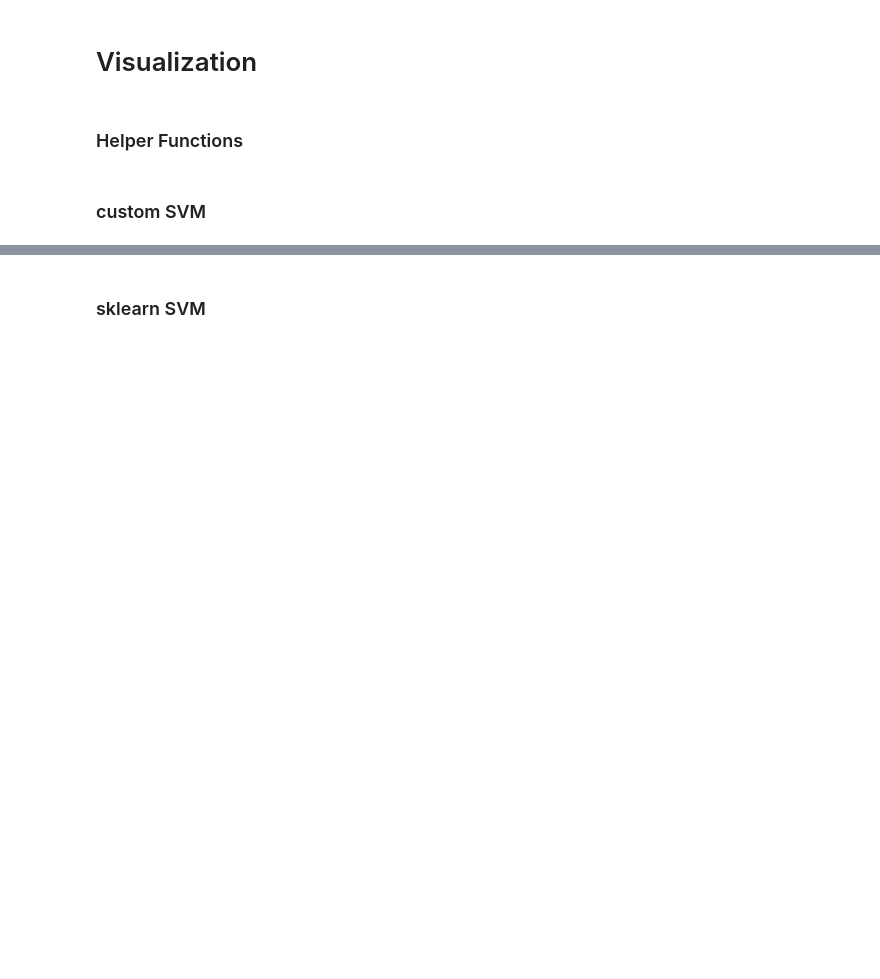
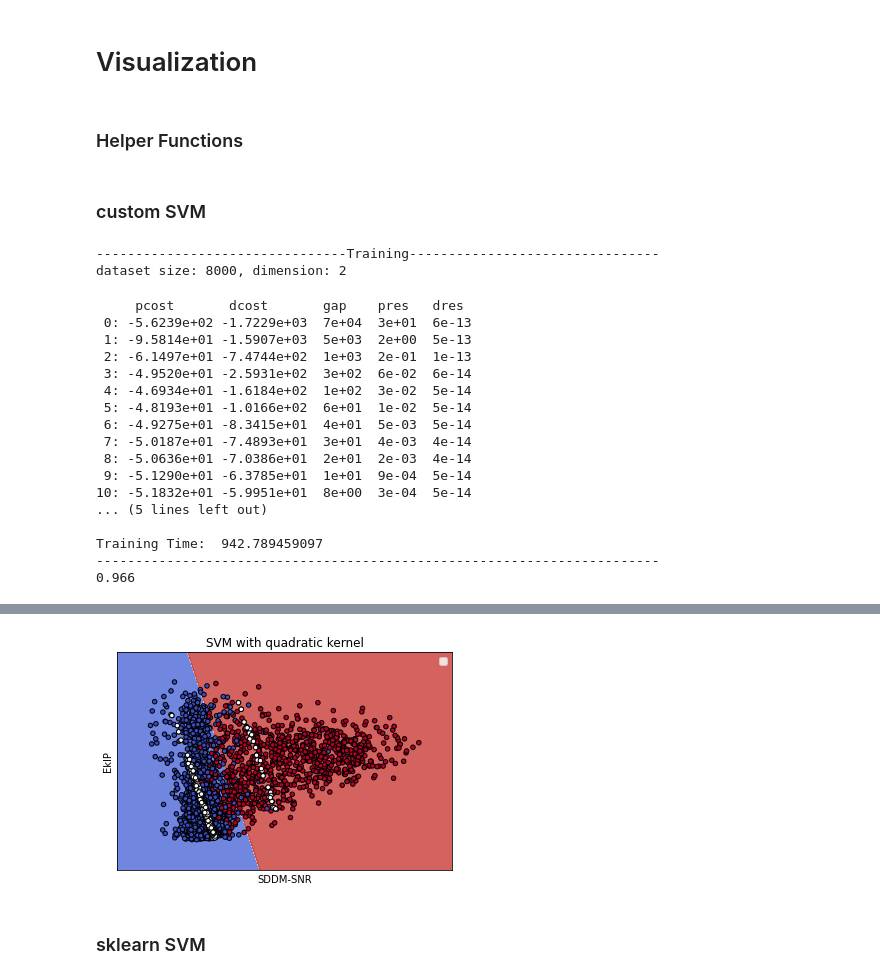
Before and after one commit to jaisai6/ML_PSSVM, a Jupyter notebook: model/SVM.ipynb, the cells around one changed output, grey strips where cells are left out. Saved outputs shown, nothing was run; the diff lists cells and outputs as text; code cells hidden in the pictures; blank space fills up the shorter version.

Commit message:
Added support vectors in the visualization

```diff
--- a/model/SVM.ipynb
+++ b/model/SVM.ipynb
@@ -155,6 +155,7 @@ class SVM:
     self.alphas = None
     self.weights = None
     self.bias = None
+    self.support_vectors = []
 
   def kernel_function(self, x1, x2):
     if self.kernel == 'linear':
@@ -213,6 +214,12 @@ class SVM:
     b = self.calculate_bias(weights[0], x_sv, y_sv) # Using only the support vectors to calculate b vector
     bias = np.sum(b)/b.size  # Take average over all the support vectors to get the bias
 
+    for p in x:
+      value = np.abs(np.dot(weights, p) + bias)
+      if value >= 0.9 and value <= 1 + 1e-15:
+        self.support_vectors.append(p)
+    self.support_vectors = np.array(self.support_vectors)
+
     t2 = process_time()
 
     print('\nResults ')
@@ -323,14 +413,18 @@ def plot_contours(ax, clf, xx, yy, is_sklearn=False, **params):
 # %%
 def visualize_boundary(kernel='linear', C=1, gamma=0.125, is_sklearn=True):
     X_train, y_train, X_test, y_test = Preprocessor().process("pulsar_star_dataset.csv", "Class")
-    kernel = 'poly' if (is_sklearn == True and kernel == 'quadratic') else kernel
-    model = svm.SVC(kernel=kernel, C=C, gamma=gamma) if (is_sklearn == True) else SVM(kernel=kernel, C=C, gamma=gamma)
-    model.fit(X_train.iloc[:, 0:2], y_train)
-    y_pred = model.predict(X_test.iloc[:, 0:2])
+    columns = [2, 5]
+    X_train = X_train.iloc[:, columns]
+    X_test = X_test.iloc[:, columns]
+
+    model = svm.SVC(kernel='poly' if kernel=='quadratic' else kernel, C=C, gamma=gamma, degree=2) if (is_sklearn == True) \
+           else SVM(kernel=kernel, C=C, gamma=gamma)
+    model.fit(X_train, y_train)
+    y_pred = model.predict(X_test)
     accuracy = accuracy_score(y_test, y_pred)
-    print(f'Accuracy of {kernel} kernel: {accuracy}')
+    print(accuracy)
 
-    title = f"SVC with {kernel} kernel"
+    title = "SVM with " + kernel + " kernel"
 
     X0, X1 = X_train.iloc[:, 0], X_train.iloc[:, 1]
     y = y_train
@@ -343,6 +437,22 @@ def visualize_boundary(kernel='linear', C=1, gamma=0.125, is_sklearn=True):
 
     plot_contours(ax, model, xx, yy, cmap=plt.cm.coolwarm, alpha=0.8)
     ax.scatter(X0, X1, c=y, cmap=plt.cm.coolwarm, s=20, edgecolors='k')
+
+    # support vectors
+    support_vector_indices = None
+    v = None
+    if is_sklearn:
+        # obtain the support vectors through the decision function
+        decision_function = model.decision_function(X_train)
+        A = np.where(np.abs(decision_function) <= 1 + 1e-15)
+        B = np.where(np.abs(decision_function) > 0.9)
+        support_vector_indices = np.intersect1d(A, B)
+        v = X_train.to_numpy()[support_vector_indices]
+    else:
+        v = model.support_vectors
+
+    ax.scatter(v.T[0], v.T[1], color=['white' for i in range(len(v))], s=20, edgecolors='k')
+
     ax.set_ylabel(X_train.columns[0])
     ax.set_xlabel(X_train.columns[1])
     ax.set_xticks(())
@@ -353,4 +463,25 @@ def visualize_boundary(kernel='linear', C=1, gamma=0.125, is_sklearn=True):
 # %% [markdown]
 ### custom SVM
 # %%
-# visualize_boundary(kernel= <desired kernel here>, C=<desired C here>, gamma = <desired C here>, is_sklearn=False)
+# visualize_boundary(kernel= <desired kernel here>, C=<desired C here>, gamma = <desired C here>, is_sklearn=True)
+visualize_boundary(kernel='quadratic', C=0.1, is_sklearn=False)
+# %% [output]
+--------------------------------Training--------------------------------
+dataset size: 8000, dimension: 2
+     pcost       dcost       gap    pres   dres
+ 0: -5.6239e+02 -1.7229e+03  7e+04  3e+01  6e-13
+ 1: -9.5814e+01 -1.5907e+03  5e+03  2e+00  5e-13
+ 2: -6.1497e+01 -7.4744e+02  1e+03  2e-01  1e-13
+ 3: -4.9520e+01 -2.5931e+02  3e+02  6e-02  6e-14
+ 4: -4.6934e+01 -1.6184e+02  1e+02  3e-02  5e-14
+ 5: -4.8193e+01 -1.0166e+02  6e+01  1e-02  5e-14
+ 6: -4.9275e+01 -8.3415e+01  4e+01  5e-03  5e-14
+ 7: -5.0187e+01 -7.4893e+01  3e+01  4e-03  4e-14
+ 8: -5.0636e+01 -7.0386e+01  2e+01  2e-03  4e-14
+ 9: -5.1290e+01 -6.3785e+01  1e+01  9e-04  5e-14
+10: -5.1832e+01 -5.9951e+01  8e+00  3e-04  5e-14
+... (5 lines left out)
+
+Training Time:  942.789459097
+------------------------------------------------------------------------
+0.966
@@ -357,3 +489,4 @@ def visualize_boundary(kernel='linear', C=1, gamma=0.125, is_sklearn=True):
+[figure, added]
 # %% [markdown]
 ### sklearn SVM
 # %%
```
Also changed, not shown: parts of 9 cells of this notebook.
